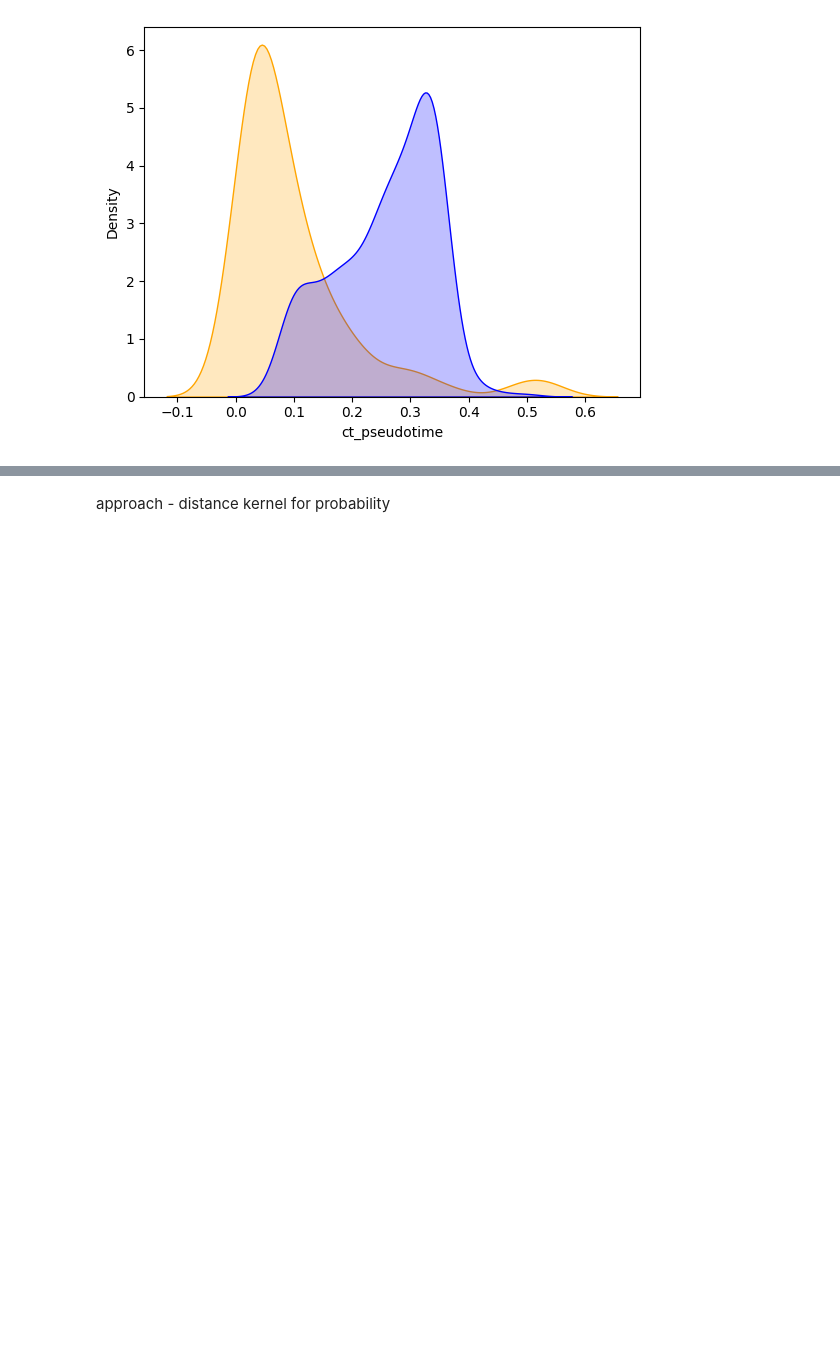
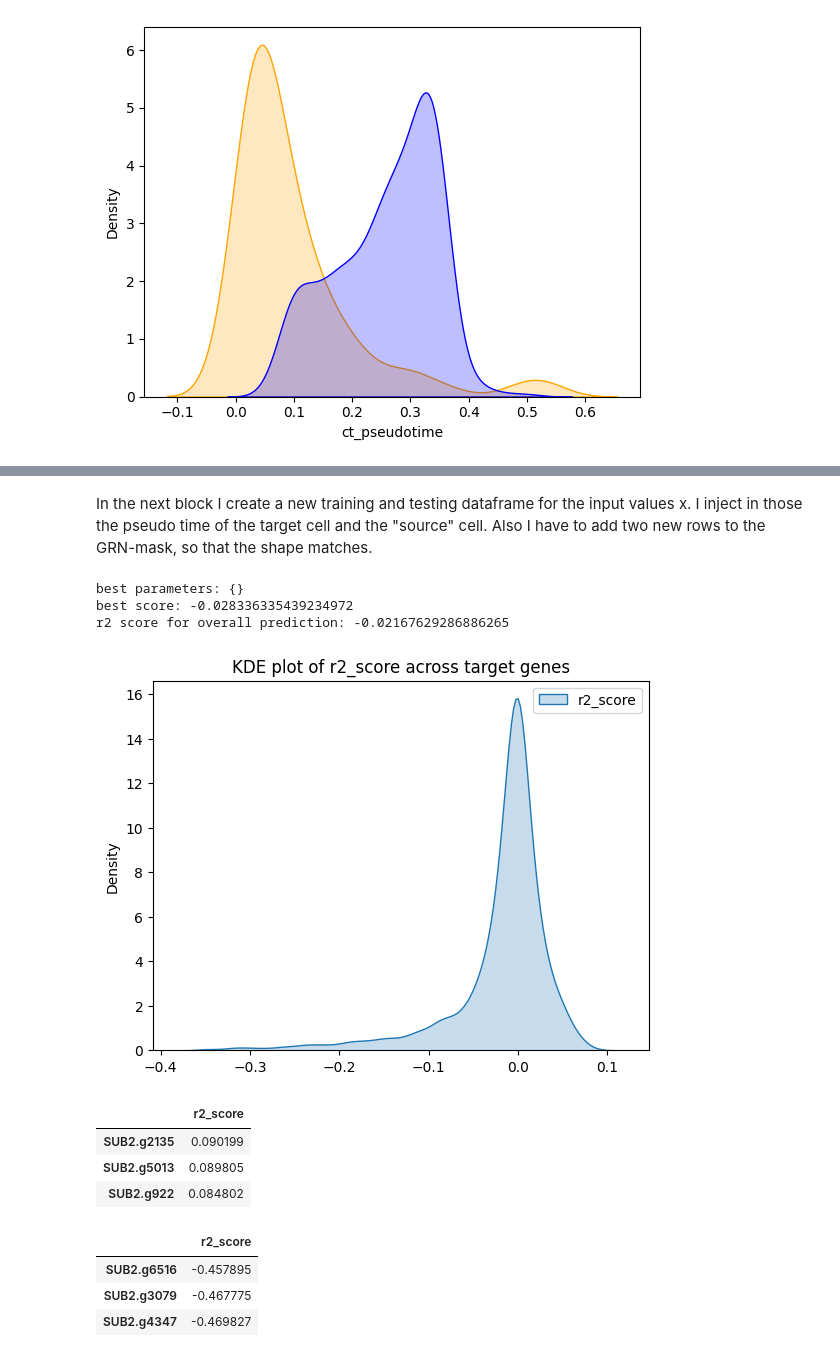
Before and after one commit to DavidWild02/BachelorThesis-ML-Gene-Interactions, a Jupyter notebook: GRNbetweenCellTypes.ipynb, the cells around one changed output, grey strips where cells are left out. Drawn from its saved outputs; the diff is of its cells as text; code cells hidden in the pictures; blank space fills up the shorter version.

```diff
--- a/GRNbetweenCellTypes.ipynb
+++ b/GRNbetweenCellTypes.ipynb
@@ -430,2 +329,33 @@ display_gene_residual_plots(y_test, y_pred, df_gen_scores.tail().index, df_grn)
-# %% [markdown]
-approach - distance kernel for probability
+# %% [markdown]
+In the next block I create a new training and testing dataframe for the input values x. I inject in those the pseudo time of the target cell and the "source" cell. Also I have to add two new rows to the GRN-mask, so that the shape matches.
+# %%
+x_train_pt = x_train.copy() # copy to ensure, that original does not get modified
+x_train_pt["pseudo_time"] = df_pseudo_time_stem_cells.loc[x_train.index].values
+x_train_pt["target_pseudo_time"] = df_pseudo_time_transition_cells.loc[y_train.index].values
+
+x_test_pt = x_test.copy()
+x_test_pt["pseudo_time"] = df_pseudo_time_stem_cells.loc[x_test.index].values
+x_test_pt["target_pseudo_time"] = df_pseudo_time_transition_cells.loc[y_test.index].values
+
+one_vector = np.ones(grn_mask.shape[1])
+grn_mask_pt = np.vstack([grn_mask, one_vector, one_vector])
+# %%
+model = train_model_for_cluster_to_cluster_association(
+    x_train_pt, y_train, grn_mask_pt)
+
+y_pred = model.predict(x_test_pt)
+y_pred = pd.DataFrame(y_pred, index=y_test.index, columns=y_test.columns)
+experiment_report(y_test, y_pred)
+# %% [output]
+best parameters: {}
+best score: -0.028336335439234972
+r2 score for overall prediction: -0.02167629286886265
+[figure, added]
+|  | r2_score |
+| SUB2.g2135 | 0.090199 |
+| SUB2.g5013 | 0.089805 |
+| SUB2.g922 | 0.084802 |
+|  | r2_score |
+| SUB2.g6516 | -0.457895 |
+| SUB2.g3079 | -0.467775 |
+| SUB2.g4347 | -0.469827 |
```
Also changed, not shown: parts of 19 cells of this notebook, 2 other files.
